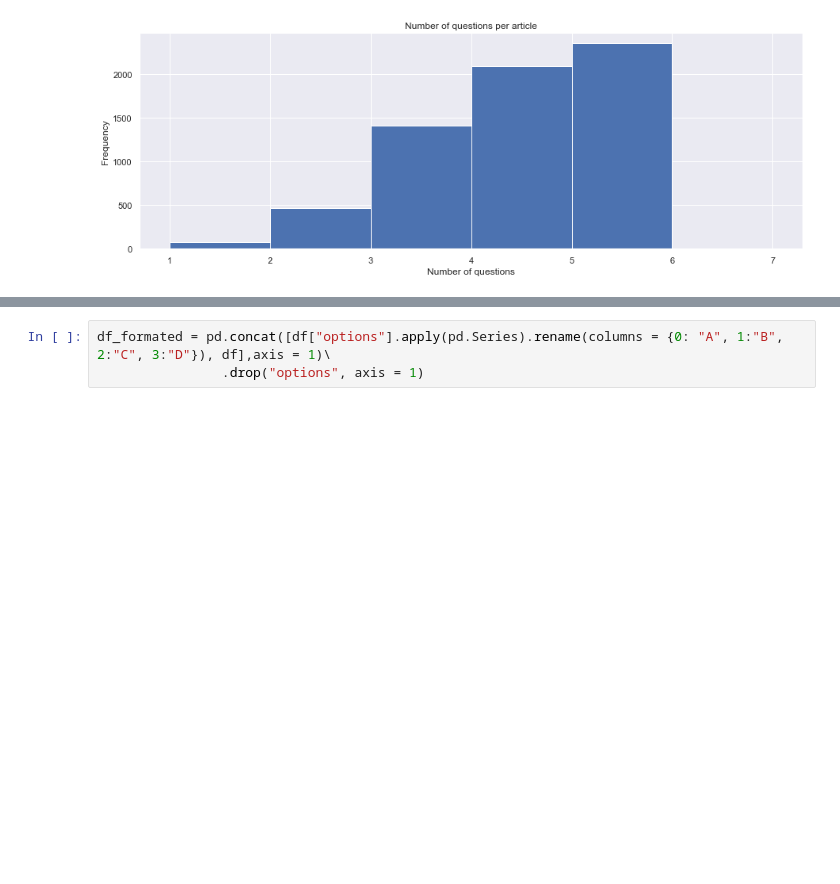
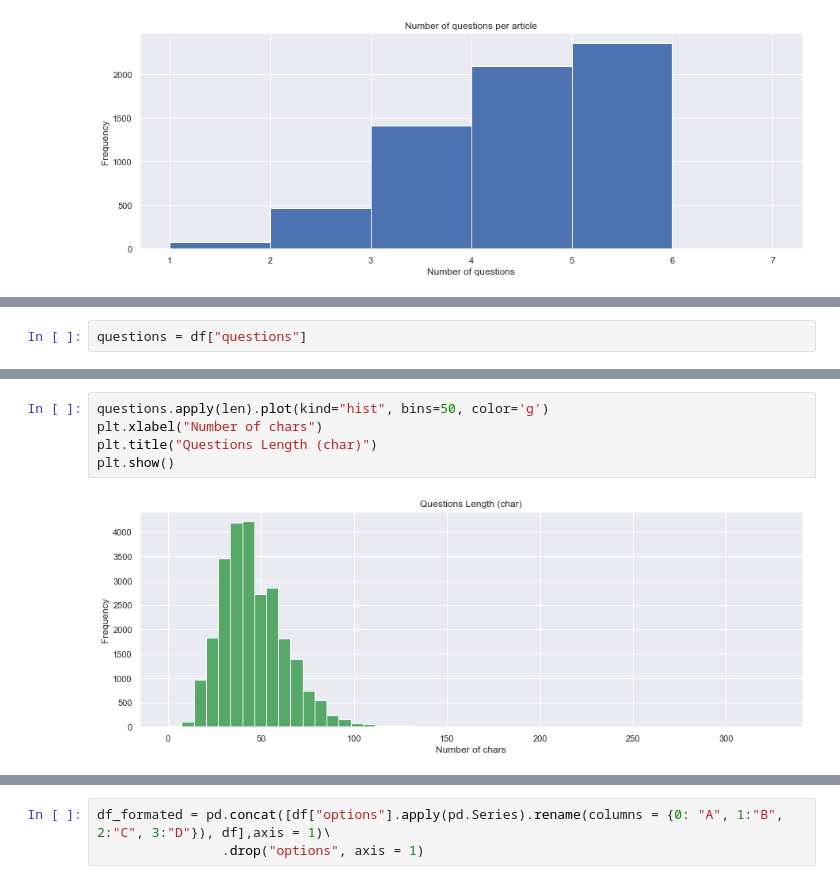
Before and after one commit to vinhng10/decepticon, a Jupyter notebook: EDA/data_exploration.ipynb, the cells around one changed output, grey strips where cells are left out. Cells and saved outputs as stored; diff of their text form; blank space fills up the shorter version.

```diff
--- a/EDA/data_exploration.ipynb
+++ b/EDA/data_exploration.ipynb
@@ -150,0 +175,2 @@ plt.show()
+# %%
+questions = df["questions"]
@@ -150,0 +190,7 @@ plt.show()
+# %%
+questions.apply(len).plot(kind="hist", bins=50, color='g')
+plt.xlabel("Number of chars")
+plt.title("Questions Length (char)")
+plt.show()
+# %% [output]
+[figure, added]
```
Also changed, not shown: parts of 27 cells of this notebook.
